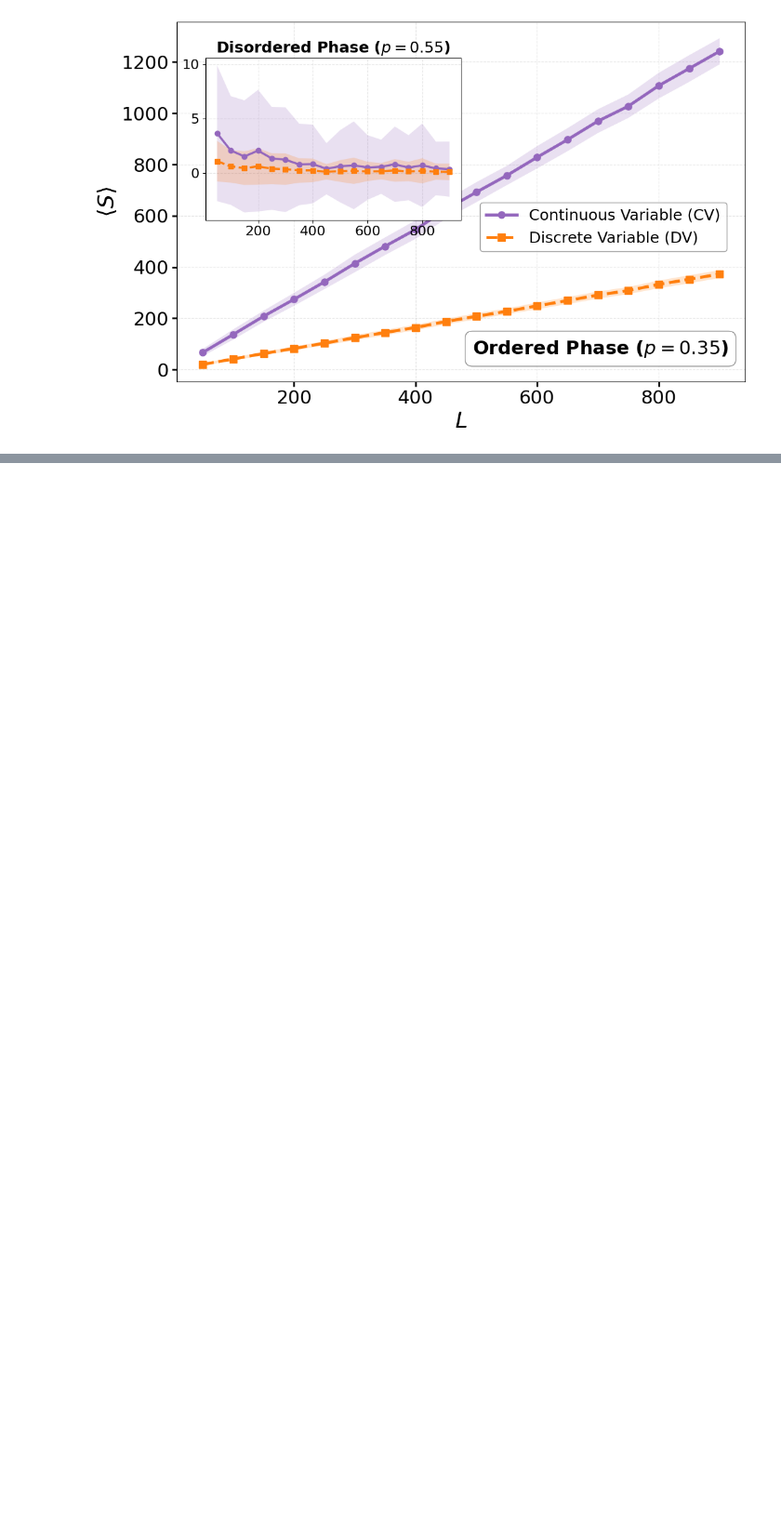
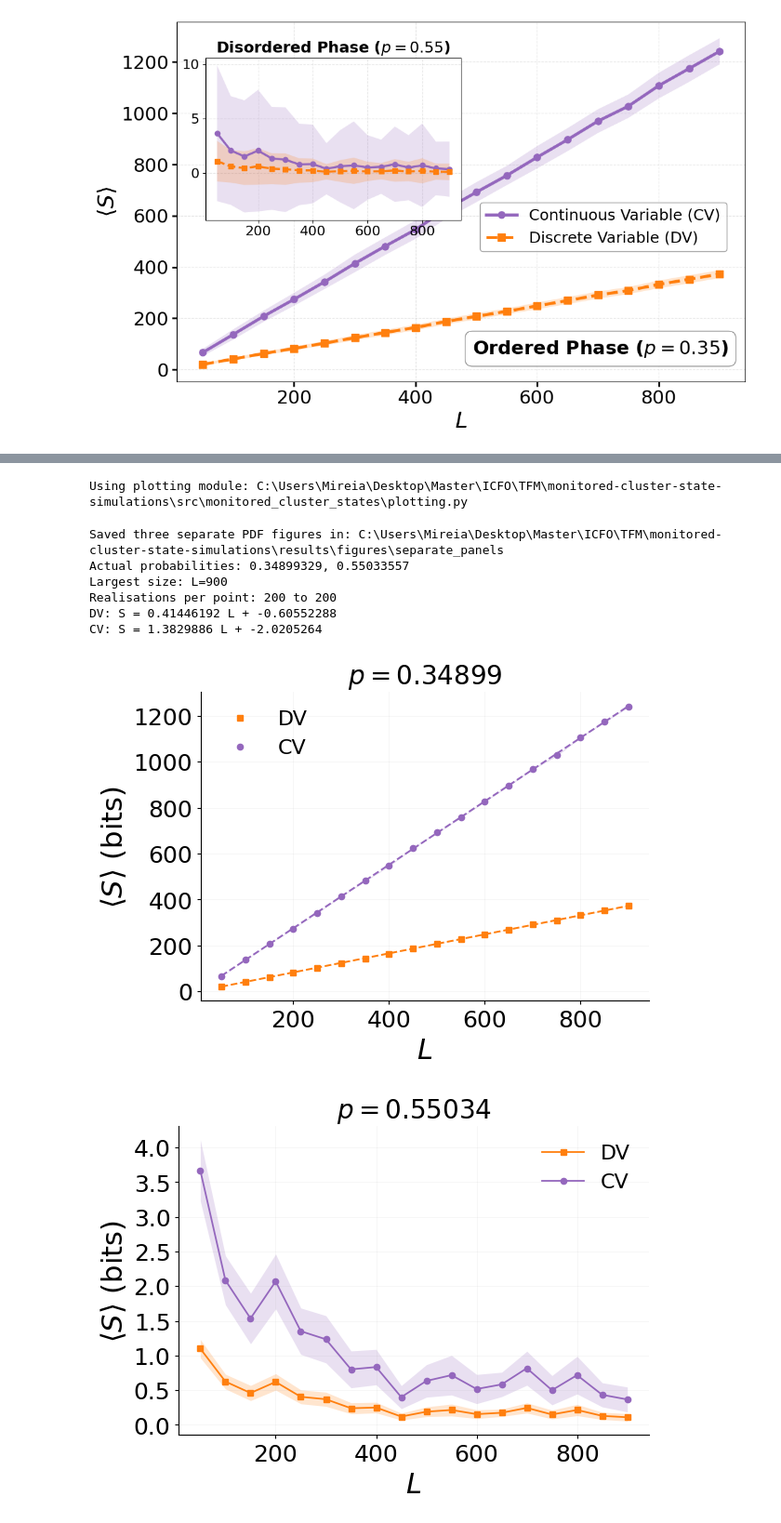
Before and after one commit to egidomireia/monitored-cluster-state-simulations, a Jupyter notebook: notebooks/01_vertex_deletion_results.ipynb, the cells around one changed output, grey strips where cells are left out. Shown at 93% size. Cells and saved outputs as stored; diff of their text form; code cells hidden in the pictures; blank space fills up the shorter version.

```diff
--- a/notebooks/01_vertex_deletion_results.ipynb
+++ b/notebooks/01_vertex_deletion_results.ipynb
@@ -35,0 +87,45 @@ plot_CV_vs_DV_with_inset(
+# %%
+import matplotlib.pyplot as plt
+from monitored_cluster_states.paths import FIGURES_DIR
+
+import importlib
+import monitored_cluster_states.plotting as plotting
+
+# Reload the file on disk, even if this kernel imported an older version.
+plotting = importlib.reload(plotting)
+print("Using plotting module:", plotting.__file__)
+
+paper_output_dir = FIGURES_DIR / "separate_panels"
+paper_results = plotting.export_vertex_deletion_panels(
+    data_file,
+    paper_output_dir,
+    r=r_fixed,
+    p_ordered=0.35,
+    p_disordered=0.55,
+    p_c=0.4070,
+    figsize=(6.0, 4.4),
+)
+
+if not isinstance(paper_results, dict):
+    raise RuntimeError(
+        f"The function in {plotting.__file__} did not return its results dictionary. "
+        "Replace that file with the complete updated plotting.py, including its final return block."
+    )
+
+print(f"Saved three separate PDF figures in: {paper_output_dir}")
+print(f"Actual probabilities: {paper_results['p_ordered']:.8f}, {paper_results['p_disordered']:.8f}")
+print(f"Largest size: L={paper_results['L']:g}")
+print("Realisations per point:", paper_results["counts"].min(), "to", paper_results["counts"].max())
+for model, fit in paper_results["fits"].items():
+    print(f"{model}: S = {fit['slope']:.8g} L + {fit['intercept']:.8g}")
+plt.show()
+# %% [output]
+Using plotting module: C:\Users\Mireia\Desktop\Master\ICFO\TFM\monitored-cluster-state-simulations\src\monitored_cluster_states\plotting.py
+Saved three separate PDF figures in: C:\Users\Mireia\Desktop\Master\ICFO\TFM\monitored-cluster-state-simulations\results\figures\separate_panels
+Actual probabilities: 0.34899329, 0.55033557
+Largest size: L=900
+Realisations per point: 200 to 200
+DV: S = 0.41446192 L + -0.60552288
+CV: S = 1.3829886 L + -2.0205264
+[figure, added]
+[figure, added]
```
Also changed, not shown: parts of 4 cells of this notebook, 11 other files.
